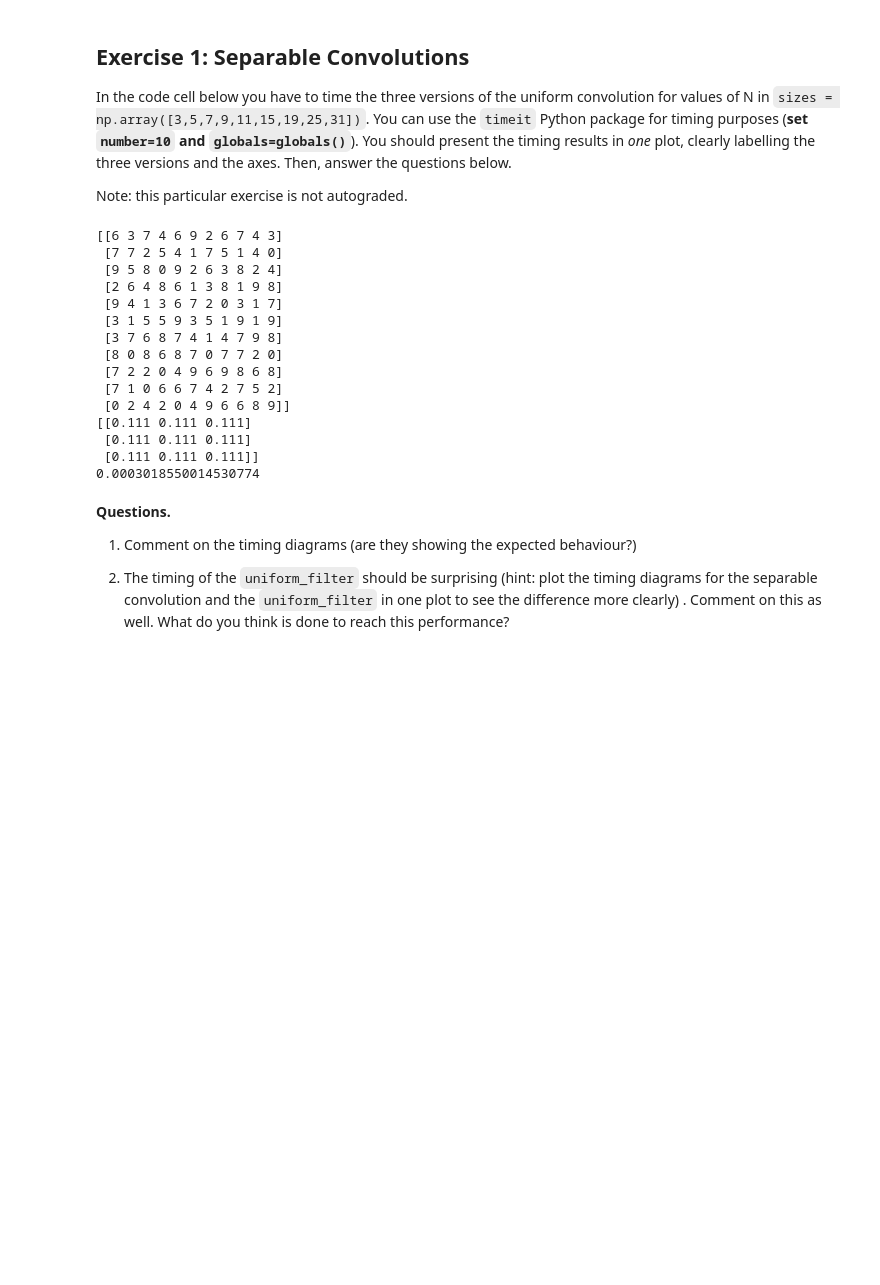
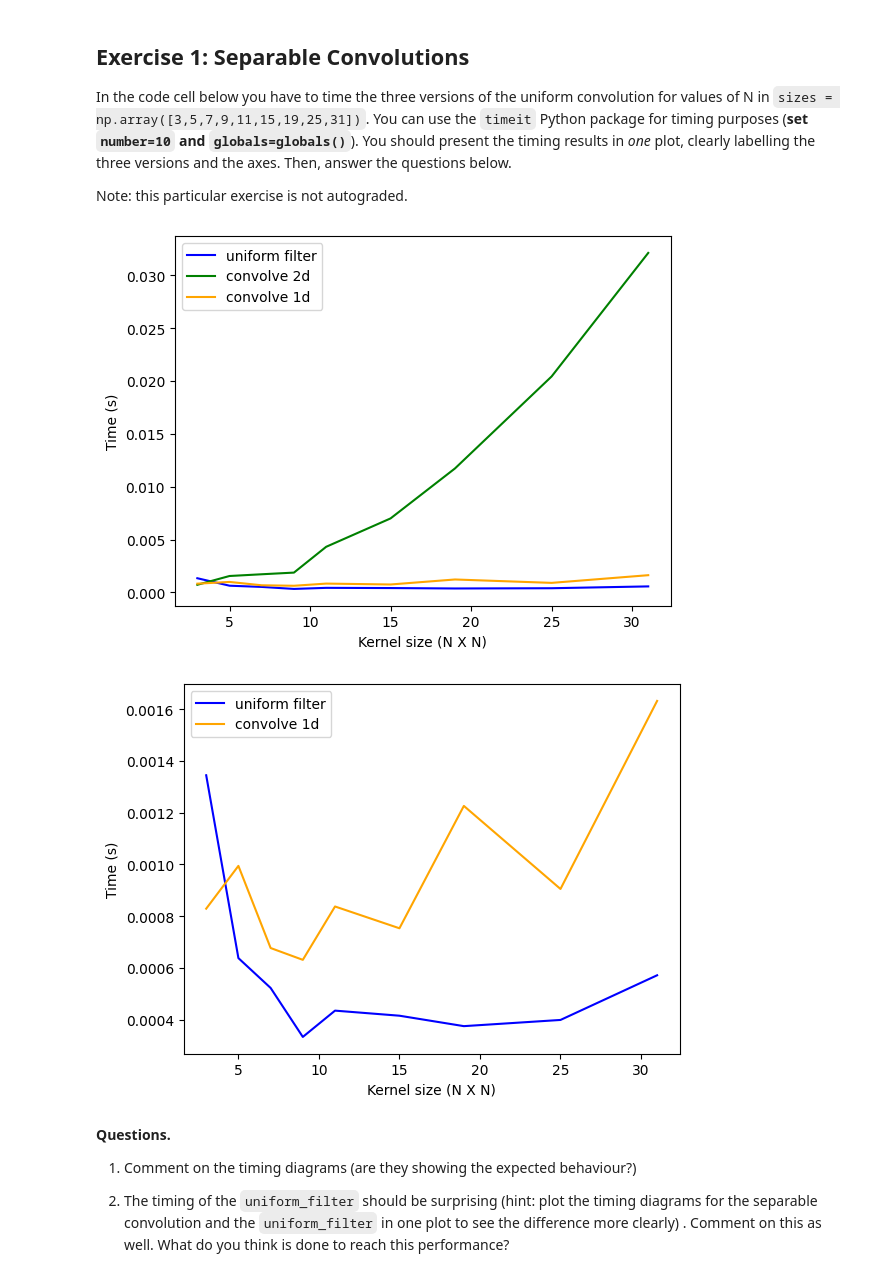
Before and after one commit to jasonmroes/computer_vision, a Jupyter notebook: LaptopAssignment3_ICV_student/3_convolutions_and_local_structure.ipynb, the cells around one changed output. Drawn from its saved outputs; the diff is of its cells as text; code cells hidden in the pictures; blank space fills up the shorter version.

```diff
--- a/LaptopAssignment3_ICV_student/3_convolutions_and_local_structure.ipynb
+++ b/LaptopAssignment3_ICV_student/3_convolutions_and_local_structure.ipynb
@@ -67,36 +69,66 @@ Note: this particular exercise is not autograded.
 # %%
 ### YOUR CODE HERE
 import timeit
 
 np.random.seed(42)
 F = np.random.randint(0,10,(11,11))
-print(F)
+# print(F)
 
+N_sizes = np.array([3,5,7,9,11,15,19,25,31])
 
-M = np.ones((3, 3))/9
-print(M)
+m1_times = []
+m2_times = []
+m3_times = []
 
-# Implementation 1: Uniform filter
+# Time each implementation
+# Wrap method reflect (scipy standard)
+for N in N_sizes:
+    # Define the kernel with size N x N NORMALISED
+    M = np.ones(shape=(N, N)) / (N * N)
+    # if N == 3:
+    #     print(M)
 
-# Implementation 2: scipy.ndimage.convolve
-time = timeit.timeit(stmt='convolve(F, M)', number=10, globals=globals())
-print(time)
+    # Implementation 1: Uniform filter
+    time_1 = timeit.timeit(stmt='uniform_filter(F, size=N)', number=10, globals=globals())
+    m1_times.append(time_1)
+
+    # Implementation 2: scipy.ndimage.convolve
+    time_2 = timeit.timeit(stmt='convolve(F, M)', number=10, globals=globals())
+    m2_times.append(time_2)
+
+    # Implementation 3: M separated in to shapes N x 1 and 1 x N NORMALISED
+    M1 = np.ones(shape=(N, 1)) / N
+    M2 = np.ones(shape=(1, N)) / N
+
+    # Apply one after the other
+    time_3 = timeit.timeit(stmt='convolve(convolve(F, M1), M2)', number=10, globals=globals())
+    m3_times.append(time_3)
+
+# Check whether all implementations are correct
+# print(convolve(F, M) == convolve(convolve(F, M1), M2))
+# print(convolve(F, M) == uniform_filter(F, size=N))
+# print(uniform_filter(F, size=N))
+# print(convolve(F, M))
+# print(convolve(convolve(F, M1), M2))
+
+plt.plot(N_sizes, m1_times, label="uniform filter", color='blue')
+plt.plot(N_sizes, m2_times, label="convolve 2d", color='green')
+plt.plot(N_sizes, m3_times, label="convolve 1d", color='orange')
+plt.ylabel("Time (s)")
+plt.xlabel("Kernel size (N X N)")
+plt.legend()
+plt.show()
+
+plt.plot(N_sizes, m1_times, label="uniform filter", color='blue')
+
+plt.plot(N_sizes, m3_times, label="convolve 1d", color='orange')
+plt.ylabel("Time (s)")
+plt.xlabel("Kernel size (N X N)")
+plt.legend()
+plt.show()
 # %% [output]
-[[6 3 7 4 6 9 2 6 7 4 3]
- [7 7 2 5 4 1 7 5 1 4 0]
- [9 5 8 0 9 2 6 3 8 2 4]
- [2 6 4 8 6 1 3 8 1 9 8]
- [9 4 1 3 6 7 2 0 3 1 7]
- [3 1 5 5 9 3 5 1 9 1 9]
- [3 7 6 8 7 4 1 4 7 9 8]
- [8 0 8 6 8 7 0 7 7 2 0]
- [7 2 2 0 4 9 6 9 8 6 8]
- [7 1 0 6 6 7 4 2 7 5 2]
- [0 2 4 2 0 4 9 6 6 8 9]]
-[[0.111 0.111 0.111]
- [0.111 0.111 0.111]
- [0.111 0.111 0.111]]
-0.0003018550014530774
+[figure, added]
+[figure, added]
 # %% [markdown]
 **Questions.**
 
```
Also changed, not shown: parts of 1 cell of this notebook.
